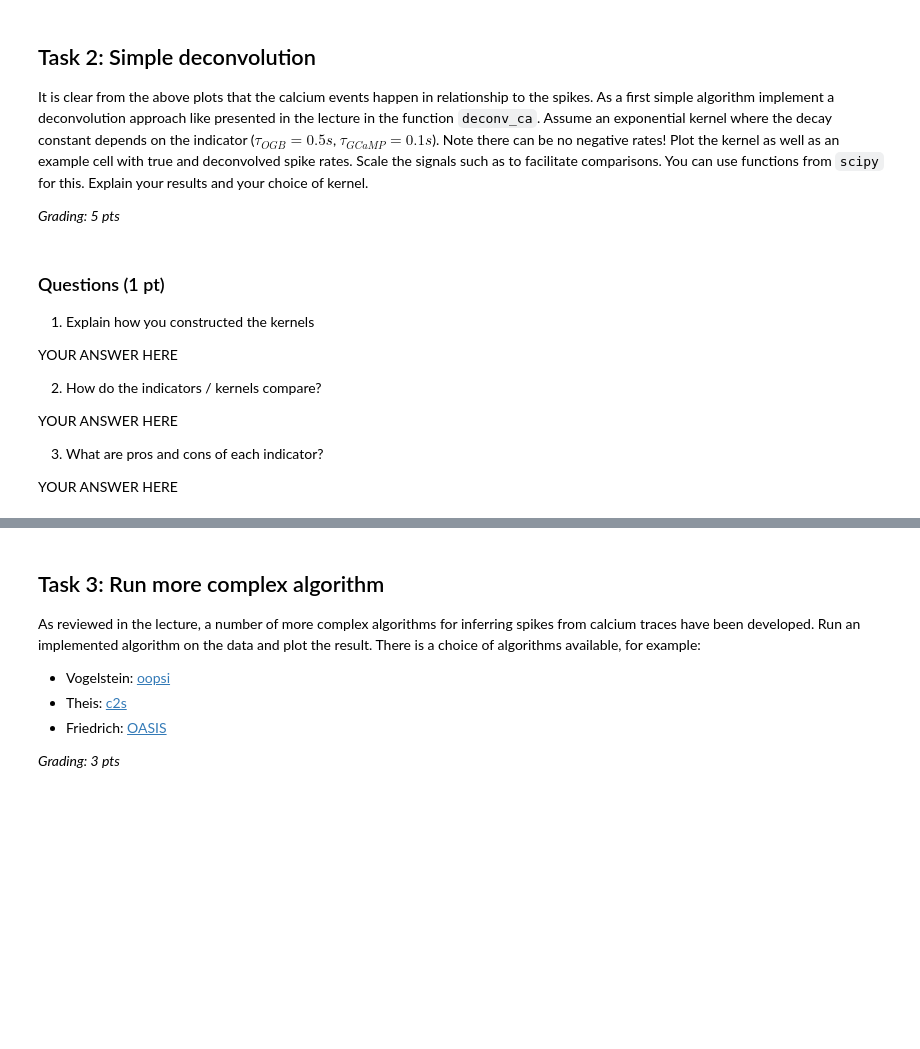
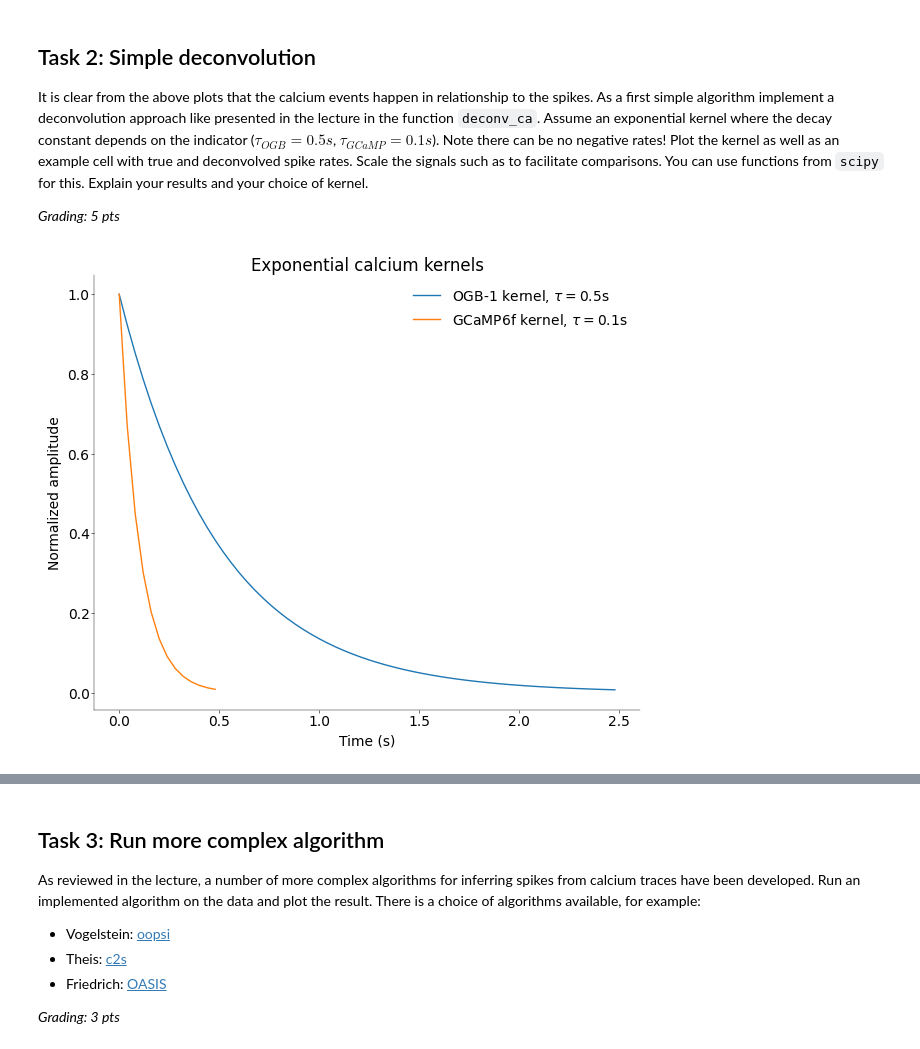
Before and after one commit to moistsoy/Neural-Data-Science, a Jupyter notebook: Lab3/notebooks/CodingLab3.ipynb, the cells around one changed output, grey strips where cells are left out. Drawn from its saved outputs; the diff is of its cells as text; code cells hidden in the pictures; blank space fills up the shorter version.

```diff
--- a/Lab3/notebooks/CodingLab3.ipynb
+++ b/Lab3/notebooks/CodingLab3.ipynb
@@ -266,13 +281,34 @@ fig, ax = plt.subplots(figsize=(6, 5), layout="constrained")
-# %% [markdown]
-### Questions (1 pt)
-1) Explain how you constructed the kernels
-
-YOUR ANSWER HERE
-
-2) How do the indicators / kernels compare?
-
-YOUR ANSWER HERE
-
-3) What are pros and cons of each indicator?
-
-YOUR ANSWER HERE
+# %%
+# Parameters
+dt = 1 / 25
+tau_ogb = 0.5
+tau_gcamp = 0.1
+
+# Deconvolve example cells
+ogb_deconv = deconv_ca(ogb_cal, tau=tau_ogb, dt=dt)
+gcamp_deconv = deconv_ca(gcamp_cal, tau=tau_gcamp, dt=dt)
+# %%
+# -------------------------
+# Plot the 2 kernels (1 pt)
+# -------------------------
+fig, ax = plt.subplots(figsize=(6, 5), layout="constrained")
+
+t_ogb_kernel = np.arange(0, 5 * tau_ogb, dt)
+kernel_ogb = np.exp(-t_ogb_kernel / tau_ogb)
+kernel_ogb = kernel_ogb / kernel_ogb.max()
+
+t_gcamp_kernel = np.arange(0, 5 * tau_gcamp, dt)
+kernel_gcamp = np.exp(-t_gcamp_kernel / tau_gcamp)
+kernel_gcamp = kernel_gcamp / kernel_gcamp.max()
+
+ax.plot(t_ogb_kernel, kernel_ogb, label=r"OGB-1 kernel, $\tau=0.5$s")
+ax.plot(t_gcamp_kernel, kernel_gcamp, label=r"GCaMP6f kernel, $\tau=0.1$s")
+
+ax.set_title("Exponential calcium kernels")
+ax.set_xlabel("Time (s)")
+ax.set_ylabel("Normalized amplitude")
+ax.legend()
+
+plt.show()
+# %% [output]
+[figure, added]
```
Also changed, not shown: parts of 4 cells of this notebook.
